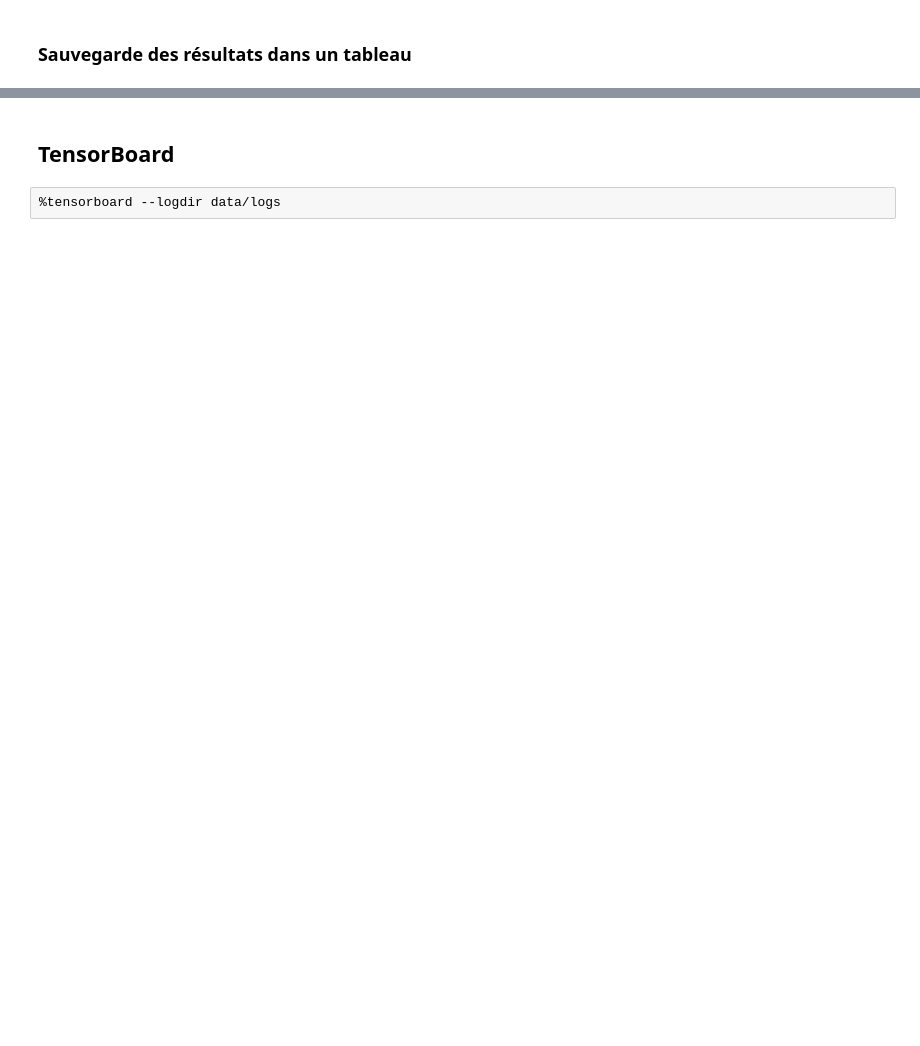
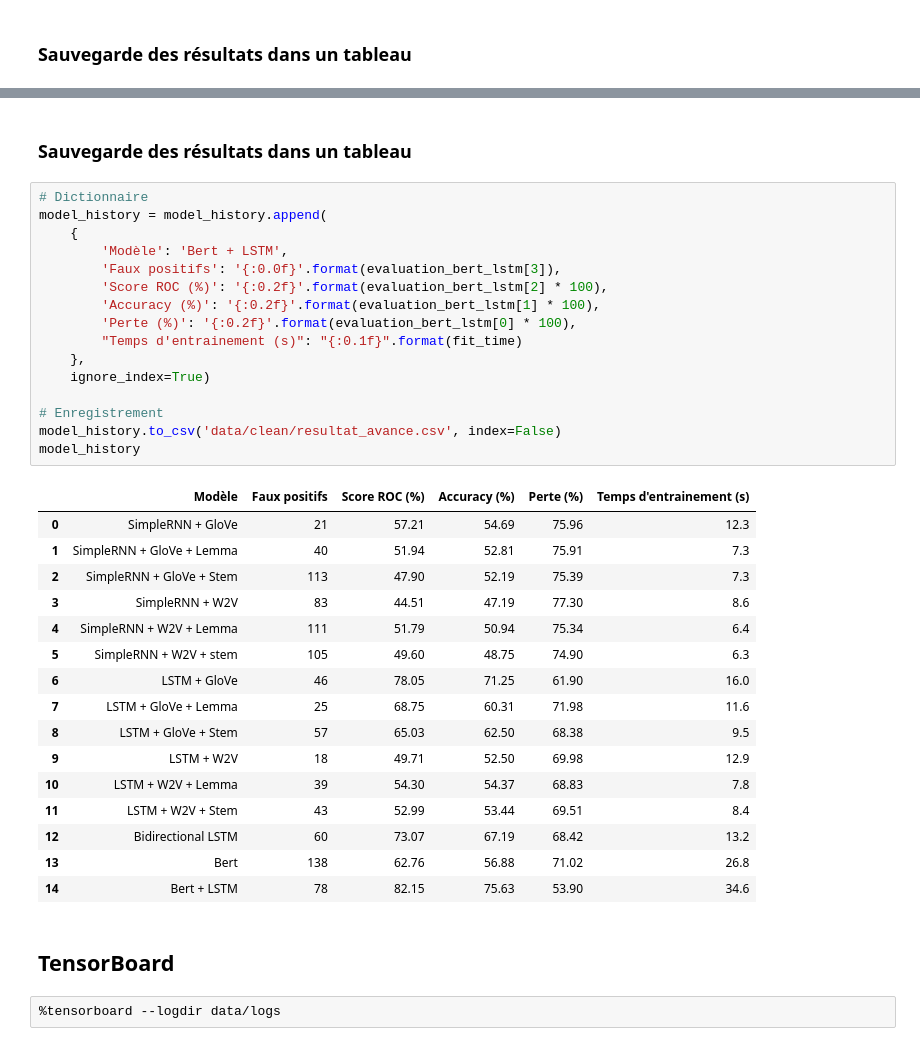
Before and after one commit to Abdess/air_paradis, a Jupyter notebook: P7_01_modèlesurmesure.ipynb, the cells around one changed output, grey strips where cells are left out. Drawn from its saved outputs; the diff is of its cells as text; blank space fills up the shorter version.

```diff
--- a/P7_01_modèlesurmesure.ipynb
+++ b/P7_01_modèlesurmesure.ipynb
@@ -1796,3 +1770,38 @@ model_history
+# %% [markdown]
+### Sauvegarde des résultats dans un tableau
+# %%
+# Dictionnaire
+model_history = model_history.append(
+    {
+        'Modèle': 'Bert + LSTM',
+        'Faux positifs': '{:0.0f}'.format(evaluation_bert_lstm[3]),
+        'Score ROC (%)': '{:0.2f}'.format(evaluation_bert_lstm[2] * 100),
+        'Accuracy (%)': '{:0.2f}'.format(evaluation_bert_lstm[1] * 100),
+        'Perte (%)': '{:0.2f}'.format(evaluation_bert_lstm[0] * 100),
+        "Temps d'entrainement (s)": "{:0.1f}".format(fit_time)
+    },
+    ignore_index=True)
+
+# Enregistrement
+model_history.to_csv('data/clean/resultat_avance.csv', index=False)
+model_history
+# %% [output]
+|  | Modèle | Faux positifs | Score ROC (%) | Accuracy (%) | Perte (%) | Temps d'entrainement (s) |
+| 0 | SimpleRNN + GloVe | 21 | 57.21 | 54.69 | 75.96 | 12.3 |
+| 1 | SimpleRNN + GloVe + Lemma | 40 | 51.94 | 52.81 | 75.91 | 7.3 |
+| 2 | SimpleRNN + GloVe + Stem | 113 | 47.90 | 52.19 | 75.39 | 7.3 |
+| 3 | SimpleRNN + W2V | 83 | 44.51 | 47.19 | 77.30 | 8.6 |
+| 4 | SimpleRNN + W2V + Lemma | 111 | 51.79 | 50.94 | 75.34 | 6.4 |
+| 5 | SimpleRNN + W2V + stem | 105 | 49.60 | 48.75 | 74.90 | 6.3 |
+| 6 | LSTM + GloVe | 46 | 78.05 | 71.25 | 61.90 | 16.0 |
+| 7 | LSTM + GloVe + Lemma | 25 | 68.75 | 60.31 | 71.98 | 11.6 |
+| 8 | LSTM + GloVe + Stem | 57 | 65.03 | 62.50 | 68.38 | 9.5 |
+| 9 | LSTM + W2V | 18 | 49.71 | 52.50 | 69.98 | 12.9 |
+| 10 | LSTM + W2V + Lemma | 39 | 54.30 | 54.37 | 68.83 | 7.8 |
+| 11 | LSTM + W2V + Stem | 43 | 52.99 | 53.44 | 69.51 | 8.4 |
+| 12 | Bidirectional LSTM | 60 | 73.07 | 67.19 | 68.42 | 13.2 |
+| 13 | Bert | 138 | 62.76 | 56.88 | 71.02 | 26.8 |
+| 14 | Bert + LSTM | 78 | 82.15 | 75.63 | 53.90 | 34.6 |
 # %% [markdown]
 ## TensorBoard
 # %%
```
Also changed, not shown: parts of 78 cells of this notebook, 52 other files.
